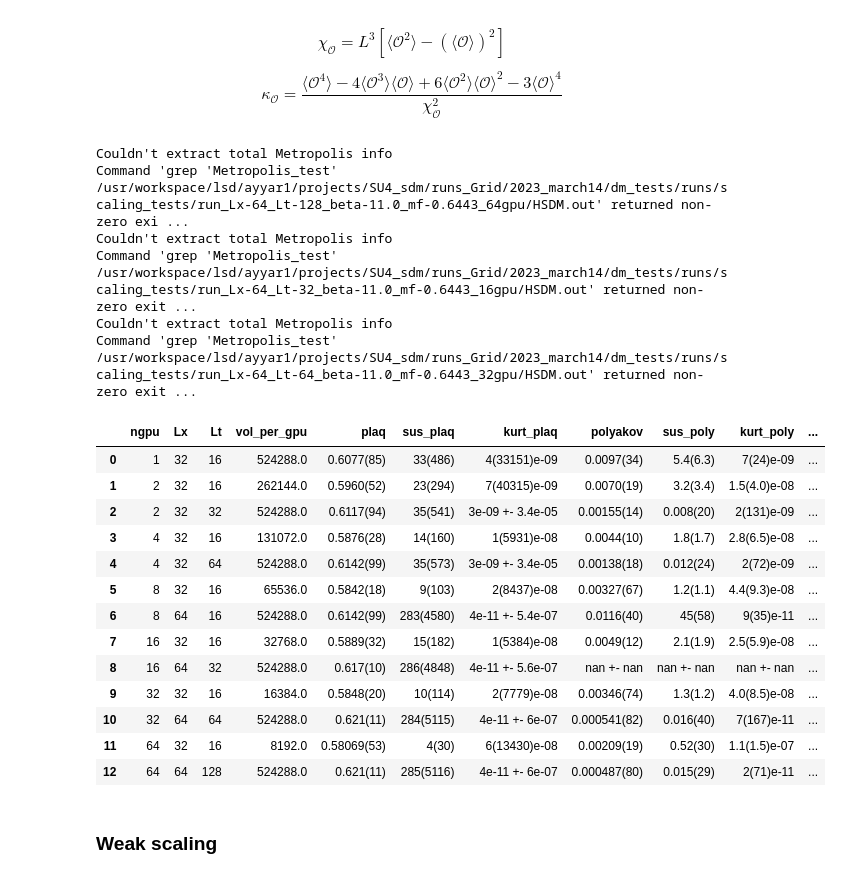
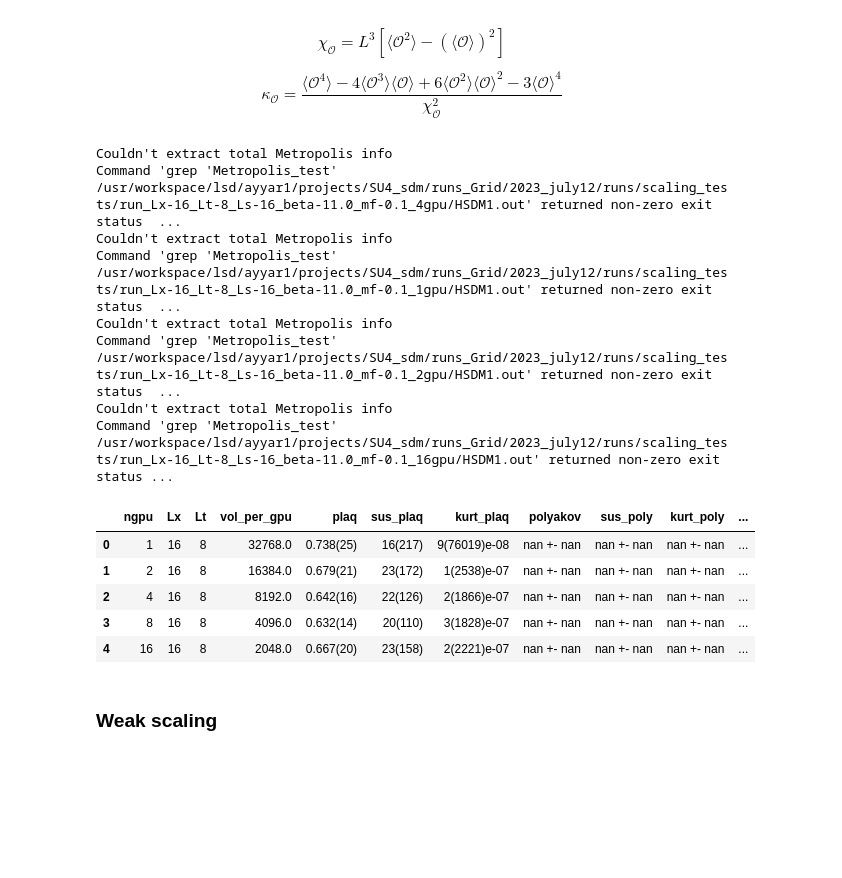
Before and after one commit to vmos1/su4_dm_grid_lsd, a Jupyter notebook: analysis/4_Scaling_tests.ipynb, the cells around one changed output. Cells and saved outputs as stored; diff of their text form; code cells hidden in the pictures; blank space fills up the shorter version.

```diff
--- a/analysis/4_Scaling_tests.ipynb
+++ b/analysis/4_Scaling_tests.ipynb
@@ -201,12 +201,12 @@ data_dict={}
 df_summary=pd.DataFrame([])
 
 top_dir='/usr/workspace/lsd/ayyar1/projects/SU4_sdm/runs_Grid/2023_march14/dm_tests/runs/scaling_tests/'
-
+top_dir='/usr/workspace/lsd/ayyar1/projects/SU4_sdm/runs_Grid/2023_july12/runs/scaling_tests/'
 flist=glob.glob(top_dir+'run_Lx-*')
 # print(flist)
 
 for run_fldr in flist[:]:
-    fname=run_fldr+'/HSDM.out'
+    fname=run_fldr+'/HSDM1.out'
 #     print(fname)
 
     if not os.path.isfile(fname):
@@ -221,49 +221,43 @@ for run_fldr in flist[:]:
         print(e)
         continue
 
     ngpu=int(fname.split('/')[-2].split('gpu')[-2].split('_')[-1])
     Lx=int(fname.split('/')[-2].split('_Lx-')[-1].split('_')[0])
     Lt=int(fname.split('/')[-2].split('_Lt-')[-1].split('_')[0])
 
     vol_per_gpu=(Lx**3)*Lt/ngpu
     key='gpu-%s'%(ngpu)
     data_dict[key]=df
 
     # Get summary data
     dict2={'ngpu':ngpu,'Lx':Lx, 'Lt':Lt, 'vol_per_gpu':vol_per_gpu}
     dict2=f_get_summary_data(df,Lx,dict2)
 
 #     print(dict2)
     df_summary=pd.concat([df_summary,pd.DataFrame(dict2,index=[df_summary.shape[0]+1])])
 
 #     except Exception as e:
 #         print(fname)
 #         print(e)
 
 
 df_summary=df_summary.sort_values(by=['ngpu']).reset_index(drop=True)
 display(df_summary)
 # %% [output]
 Couldn't extract total Metropolis info
-Command 'grep 'Metropolis_test' /usr/workspace/lsd/ayyar1/projects/SU4_sdm/runs_Grid/2023_march14/dm_tests/runs/scaling_tests/run_Lx-64_Lt-128_beta-11.0_mf-0.6443_64gpu/HSDM.out' returned non-zero exi ...
+Command 'grep 'Metropolis_test' /usr/workspace/lsd/ayyar1/projects/SU4_sdm/runs_Grid/2023_july12/runs/scaling_tests/run_Lx-16_Lt-8_Ls-16_beta-11.0_mf-0.1_4gpu/HSDM1.out' returned non-zero exit status  ...
 Couldn't extract total Metropolis info
-Command 'grep 'Metropolis_test' /usr/workspace/lsd/ayyar1/projects/SU4_sdm/runs_Grid/2023_march14/dm_tests/runs/scaling_tests/run_Lx-64_Lt-32_beta-11.0_mf-0.6443_16gpu/HSDM.out' returned non-zero exit ...
+Command 'grep 'Metropolis_test' /usr/workspace/lsd/ayyar1/projects/SU4_sdm/runs_Grid/2023_july12/runs/scaling_tests/run_Lx-16_Lt-8_Ls-16_beta-11.0_mf-0.1_1gpu/HSDM1.out' returned non-zero exit status  ...
 Couldn't extract total Metropolis info
-Command 'grep 'Metropolis_test' /usr/workspace/lsd/ayyar1/projects/SU4_sdm/runs_Grid/2023_march14/dm_tests/runs/scaling_tests/run_Lx-64_Lt-64_beta-11.0_mf-0.6443_32gpu/HSDM.out' returned non-zero exit ...
+Command 'grep 'Metropolis_test' /usr/workspace/lsd/ayyar1/projects/SU4_sdm/runs_Grid/2023_july12/runs/scaling_tests/run_Lx-16_Lt-8_Ls-16_beta-11.0_mf-0.1_2gpu/HSDM1.out' returned non-zero exit status  ...
+Couldn't extract total Metropolis info
+Command 'grep 'Metropolis_test' /usr/workspace/lsd/ayyar1/projects/SU4_sdm/runs_Grid/2023_july12/runs/scaling_tests/run_Lx-16_Lt-8_Ls-16_beta-11.0_mf-0.1_16gpu/HSDM1.out' returned non-zero exit status ...
 |  | ngpu | Lx | Lt | vol_per_gpu | plaq | sus_plaq | kurt_plaq | polyakov | sus_poly | kurt_poly | ... |
-| 0 | 1 | 32 | 16 | 524288.0 | 0.6077(85) | 33(486) | 4(33151)e-09 | 0.0097(34) | 5.4(6.3) | 7(24)e-09 | ... |
-| 1 | 2 | 32 | 16 | 262144.0 | 0.5960(52) | 23(294) | 7(40315)e-09 | 0.0070(19) | 3.2(3.4) | 1.5(4.0)e-08 | ... |
-| 2 | 2 | 32 | 32 | 524288.0 | 0.6117(94) | 35(541) | 3e-09 +- 3.4e-05 | 0.00155(14) | 0.008(20) | 2(131)e-09 | ... |
-| 3 | 4 | 32 | 16 | 131072.0 | 0.5876(28) | 14(160) | 1(5931)e-08 | 0.0044(10) | 1.8(1.7) | 2.8(6.5)e-08 | ... |
-| 4 | 4 | 32 | 64 | 524288.0 | 0.6142(99) | 35(573) | 3e-09 +- 3.4e-05 | 0.00138(18) | 0.012(24) | 2(72)e-09 | ... |
-| 5 | 8 | 32 | 16 | 65536.0 | 0.5842(18) | 9(103) | 2(8437)e-08 | 0.00327(67) | 1.2(1.1) | 4.4(9.3)e-08 | ... |
-| 6 | 8 | 64 | 16 | 524288.0 | 0.6142(99) | 283(4580) | 4e-11 +- 5.4e-07 | 0.0116(40) | 45(58) | 9(35)e-11 | ... |
-| 7 | 16 | 32 | 16 | 32768.0 | 0.5889(32) | 15(182) | 1(5384)e-08 | 0.0049(12) | 2.1(1.9) | 2.5(5.9)e-08 | ... |
-| 8 | 16 | 64 | 32 | 524288.0 | 0.617(10) | 286(4848) | 4e-11 +- 5.6e-07 | nan +- nan | nan +- nan | nan +- nan | ... |
-| 9 | 32 | 32 | 16 | 16384.0 | 0.5848(20) | 10(114) | 2(7779)e-08 | 0.00346(74) | 1.3(1.2) | 4.0(8.5)e-08 | ... |
-| 10 | 32 | 64 | 64 | 524288.0 | 0.621(11) | 284(5115) | 4e-11 +- 6e-07 | 0.000541(82) | 0.016(40) | 7(167)e-11 | ... |
-| 11 | 64 | 32 | 16 | 8192.0 | 0.58069(53) | 4(30) | 6(13430)e-08 | 0.00209(19) | 0.52(30) | 1.1(1.5)e-07 | ... |
-| 12 | 64 | 64 | 128 | 524288.0 | 0.621(11) | 285(5116) | 4e-11 +- 6e-07 | 0.000487(80) | 0.015(29) | 2(71)e-11 | ... |
+| 0 | 1 | 16 | 8 | 32768.0 | 0.738(25) | 16(217) | 9(76019)e-08 | nan +- nan | nan +- nan | nan +- nan | ... |
+| 1 | 2 | 16 | 8 | 16384.0 | 0.679(21) | 23(172) | 1(2538)e-07 | nan +- nan | nan +- nan | nan +- nan | ... |
+| 2 | 4 | 16 | 8 | 8192.0 | 0.642(16) | 22(126) | 2(1866)e-07 | nan +- nan | nan +- nan | nan +- nan | ... |
+| 3 | 8 | 16 | 8 | 4096.0 | 0.632(14) | 20(110) | 3(1828)e-07 | nan +- nan | nan +- nan | nan +- nan | ... |
+| 4 | 16 | 16 | 8 | 2048.0 | 0.667(20) | 23(158) | 2(2221)e-07 | nan +- nan | nan +- nan | nan +- nan | ... |
 # %% [markdown]
 ### Weak scaling
 # %%
```
Also changed, not shown: 8 other files.
